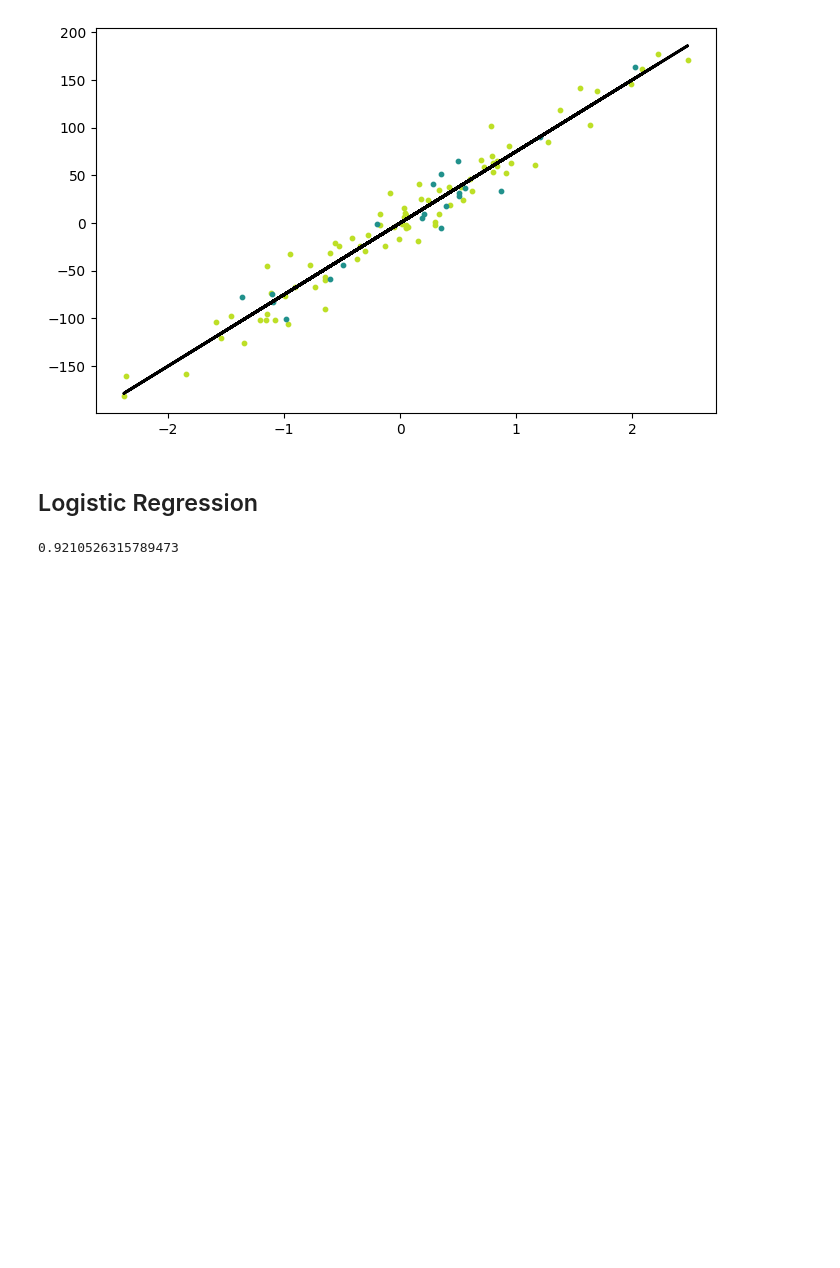
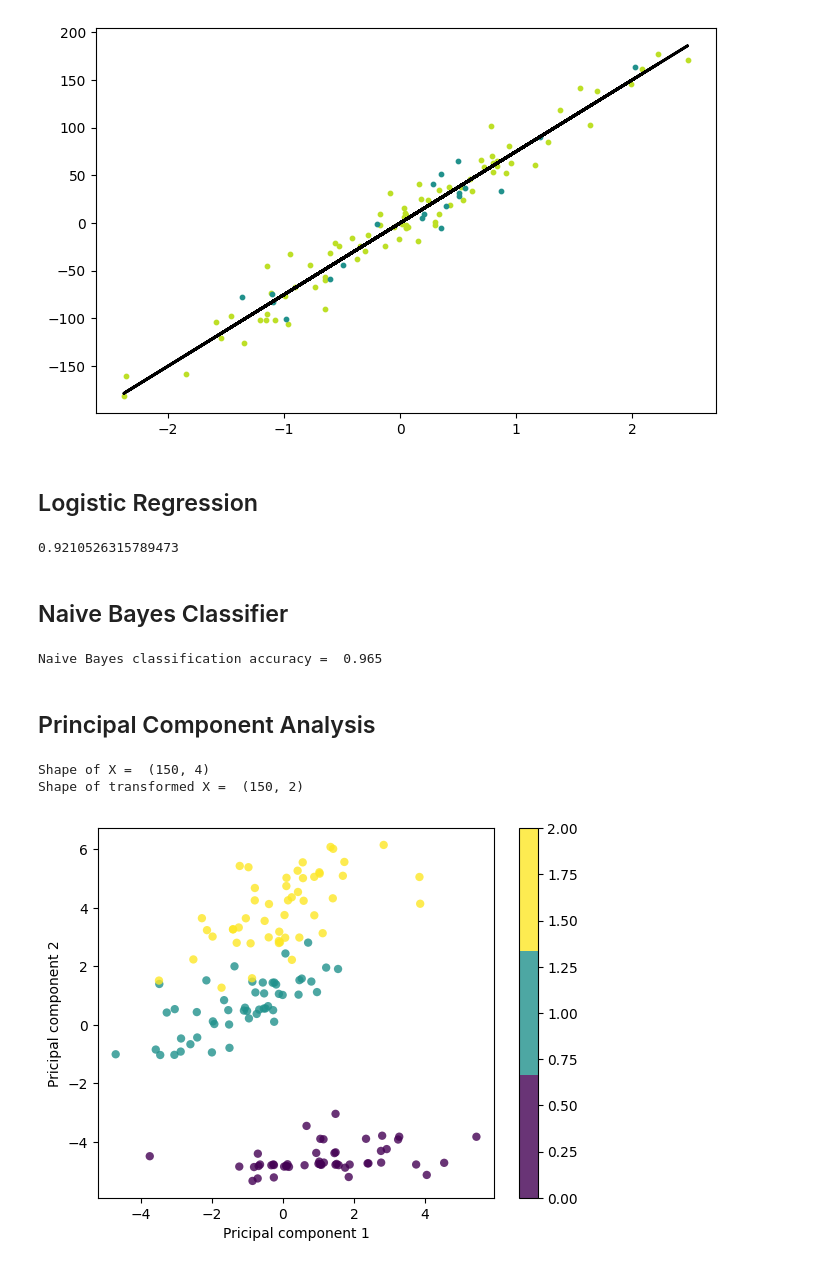
Before and after one commit to DCraveiro/ML-Implementation, a Jupyter notebook: run_notebook.ipynb, the cells around one changed output. Drawn from its saved outputs; the diff is of its cells as text; code cells hidden in the pictures; blank space fills up the shorter version.

```diff
--- a/run_notebook.ipynb
+++ b/run_notebook.ipynb
@@ -101,3 +101,46 @@ acc = accuracy(y_pred, y_test)
 print(acc)
 # %% [output]
 0.9210526315789473
+# %% [markdown]
+## Naive Bayes Classifier
+# %%
+from ml_algorithms import NaiveBayes
+
+X, y = datasets.make_classification(n_samples=1000, n_features=10, n_classes=2, random_state=123)
+
+X_train, X_test, y_train, y_test = train_test_split(X, y, test_size=0.2, random_state=123)
+
+# call classifier
+nb = NaiveBayes()
+nb.fit(X_train, y_train)
+predictions = nb.predict(X_test)
+
+print('Naive Bayes classification accuracy = ', accuracy(predictions, y_test))
+# %% [output]
+Naive Bayes classification accuracy =  0.965
+# %% [markdown]
+## Principal Component Analysis
+# %%
+from ml_algorithms import PCA
+
+iris = datasets.load_iris()
+X, y = iris.data, iris.target
+
+pca = PCA(2)
+pca.fit(X)
+X_projected = pca.transform(X)
+
+print('Shape of X = ', X.shape)
+print('Shape of transformed X = ', X_projected.shape)
+
+x1, x2 = X_projected[:, 0], X_projected[:, 1]
+
+plt.scatter(x1, x2, c=y, edgecolor='none', alpha=0.8, cmap=plt.cm.get_cmap('viridis', 3))
+plt.xlabel('Pricipal component 1')
+plt.ylabel('Pricipal component 2')
+plt.colorbar()
+plt.show()
+# %% [output]
+Shape of X =  (150, 4)
+Shape of transformed X =  (150, 2)
+[figure, added]
```
Also changed, not shown: 3 other files.
